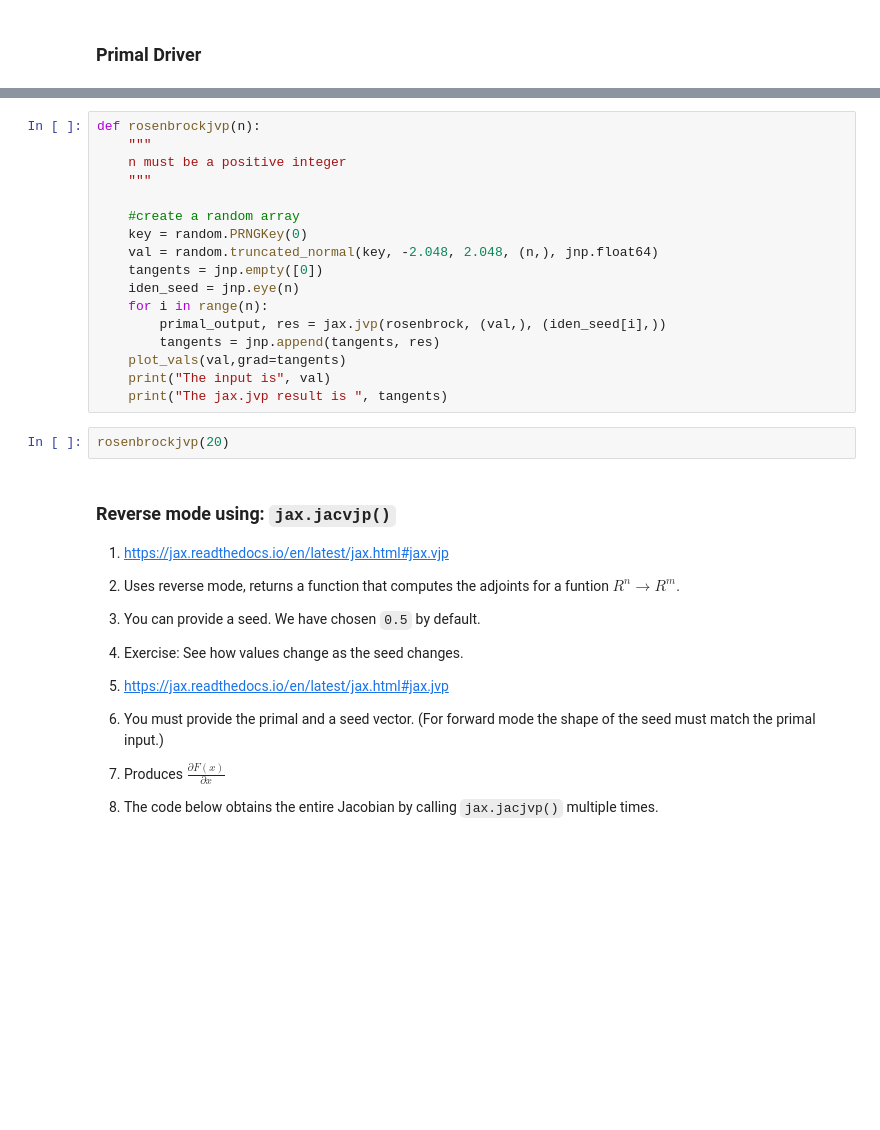
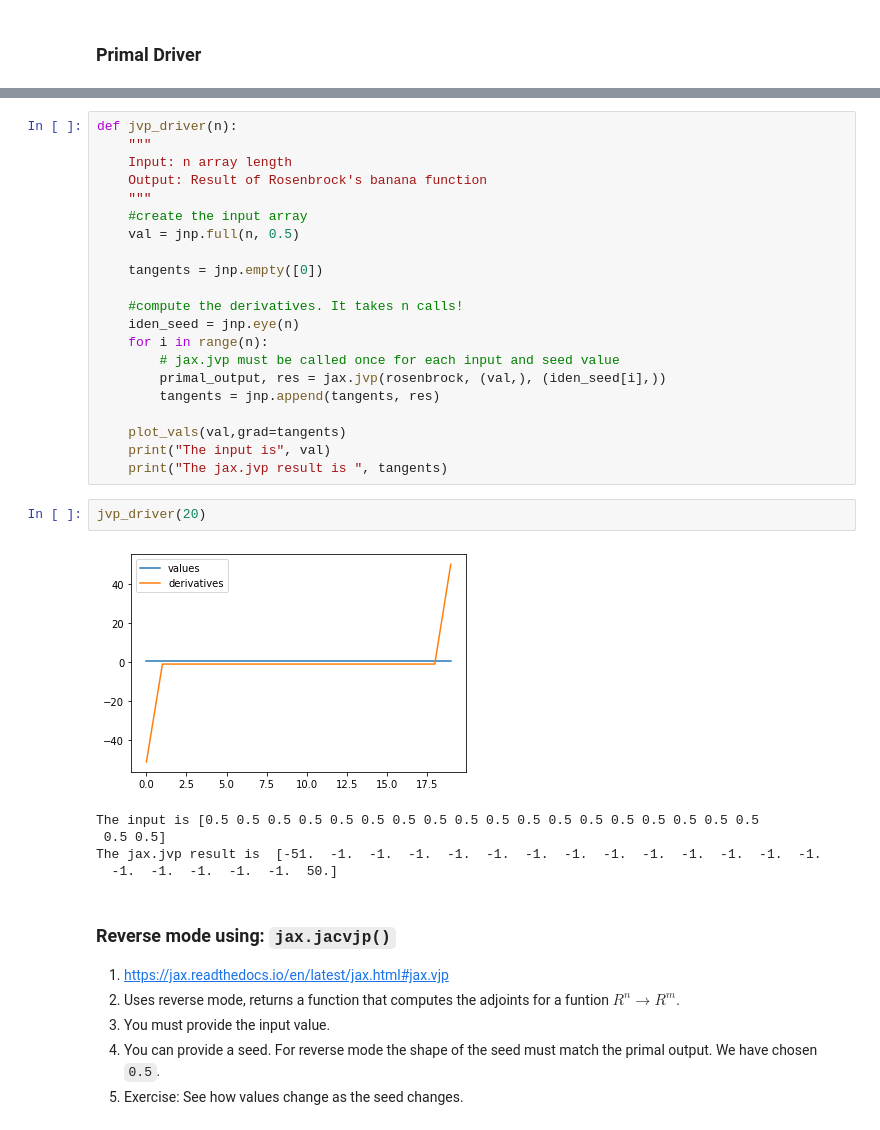
Before and after one commit to sriharikrishna/siamcse21, a Jupyter notebook: rosenbrock.ipynb, the cells around one changed output, grey strips where cells are left out. Drawn from its saved outputs; the diff is of its cells as text; blank space fills up the shorter version.

```diff
--- a/rosenbrock.ipynb
+++ b/rosenbrock.ipynb
@@ -89,32 +95,37 @@ rosenbrockgrad(10)
 # %%
-def rosenbrockjvp(n):
+def jvp_driver(n):
     """
-    n must be a positive integer
+    Input: n array length
+    Output: Result of Rosenbrock's banana function
     """
+    #create the input array
+    val = jnp.full(n, 0.5)
 
-    #create a random array
-    key = random.PRNGKey(0)
-    val = random.truncated_normal(key, -2.048, 2.048, (n,), jnp.float64)
     tangents = jnp.empty([0])
+
+    #compute the derivatives. It takes n calls!
     iden_seed = jnp.eye(n)
     for i in range(n):
+        # jax.jvp must be called once for each input and seed value
         primal_output, res = jax.jvp(rosenbrock, (val,), (iden_seed[i],))
         tangents = jnp.append(tangents, res)
+
     plot_vals(val,grad=tangents)
     print("The input is", val)
     print("The jax.jvp result is ", tangents)
 # %%
-rosenbrockjvp(20)
+jvp_driver(20)
+# %% [output]
+[figure, added]
+The input is [0.5 0.5 0.5 0.5 0.5 0.5 0.5 0.5 0.5 0.5 0.5 0.5 0.5 0.5 0.5 0.5 0.5 0.5
+ 0.5 0.5]
+The jax.jvp result is  [-51.  -1.  -1.  -1.  -1.  -1.  -1.  -1.  -1.  -1.  -1.  -1.  -1.  -1.
+  -1.  -1.  -1.  -1.  -1.  50.]
 # %% [markdown]
 ### Reverse mode using: `jax.jacvjp()`
 1. https://jax.readthedocs.io/en/latest/jax.html#jax.vjp
 2. Uses reverse mode, returns a function that computes the adjoints for a funtion $R^n \rightarrow R^m$.
-3. You can provide a seed. We have chosen `0.5` by default.
-4. Exercise: See how values change as the seed changes.
-1. https://jax.readthedocs.io/en/latest/jax.html#jax.jvp
-
-2. You must provide the primal and a seed vector.
-   (For forward mode the shape of the seed must match the primal input.)
-4. Produces $\frac{\partial{F(x)}}{\partial{x}}$
-5. The code below obtains the entire Jacobian by calling `jax.jacjvp()` multiple times.
+3. You must provide the input value.
+3. You can provide a seed. For reverse mode the shape of the seed must match the primal output. We have chosen `0.5`.
+5. Exercise: See how values change as the seed changes.
 # %%
```
Also changed, not shown: parts of 18 cells of this notebook.
